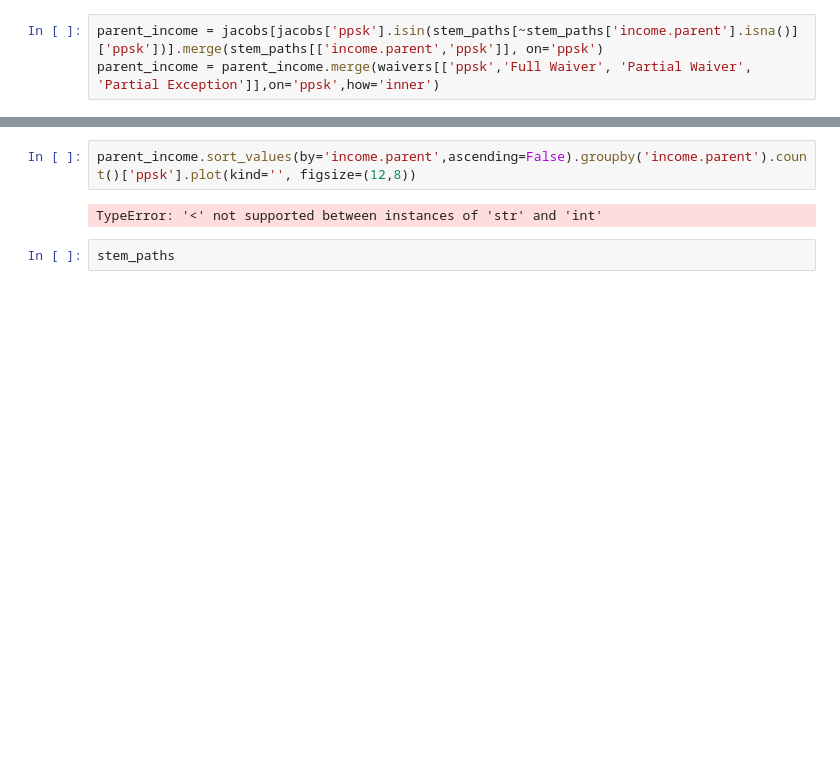
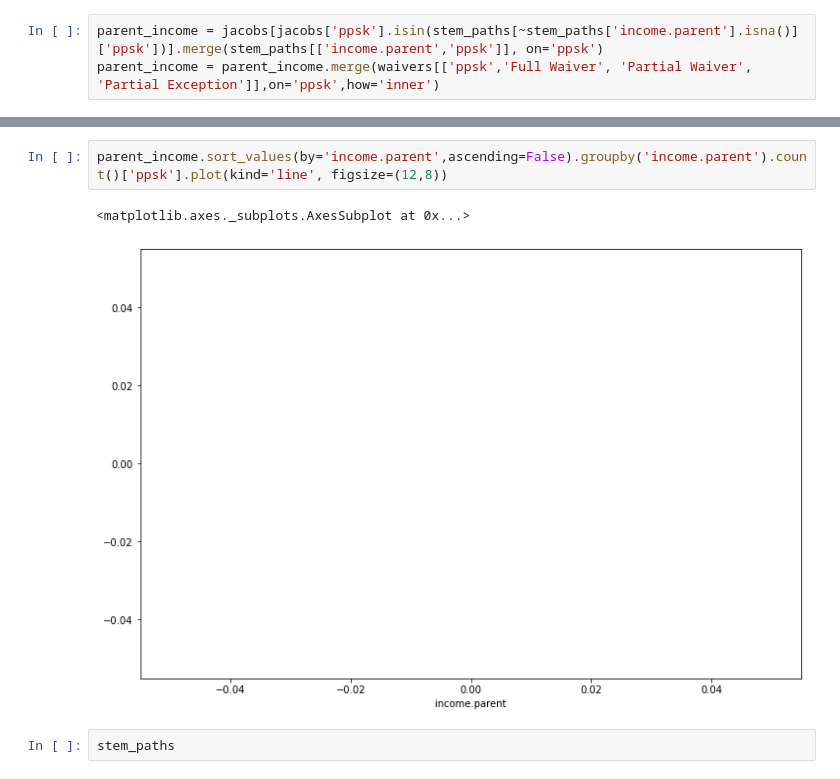
Before and after one commit to PaulDTP/Berkeley_Jacobs, a Jupyter notebook: test.ipynb, the cells around one changed output, grey strips where cells are left out. Saved outputs shown, nothing was run; the diff lists cells and outputs as text; blank space fills up the shorter version.

```diff
--- a/test.ipynb
+++ b/test.ipynb
@@ -181,7 +120,8 @@ under50000
 # %%
-parent_income.sort_values(by='income.parent',ascending=False).groupby('income.parent').count()['ppsk'].plot(kind='', figsize=(12,8))
+parent_income.sort_values(by='income.parent',ascending=False).groupby('income.parent').count()['ppsk'].plot(kind='line', figsize=(12,8))
 # %% [output]
-TypeError: '<' not supported between instances of 'str' and 'int'
+<matplotlib.axes._subplots.AxesSubplot at 0x...>
+[figure, added]
 # %%
 stem_paths
 # %% [output]
```
Also changed, not shown: parts of 14 cells of this notebook, 4 other files.
